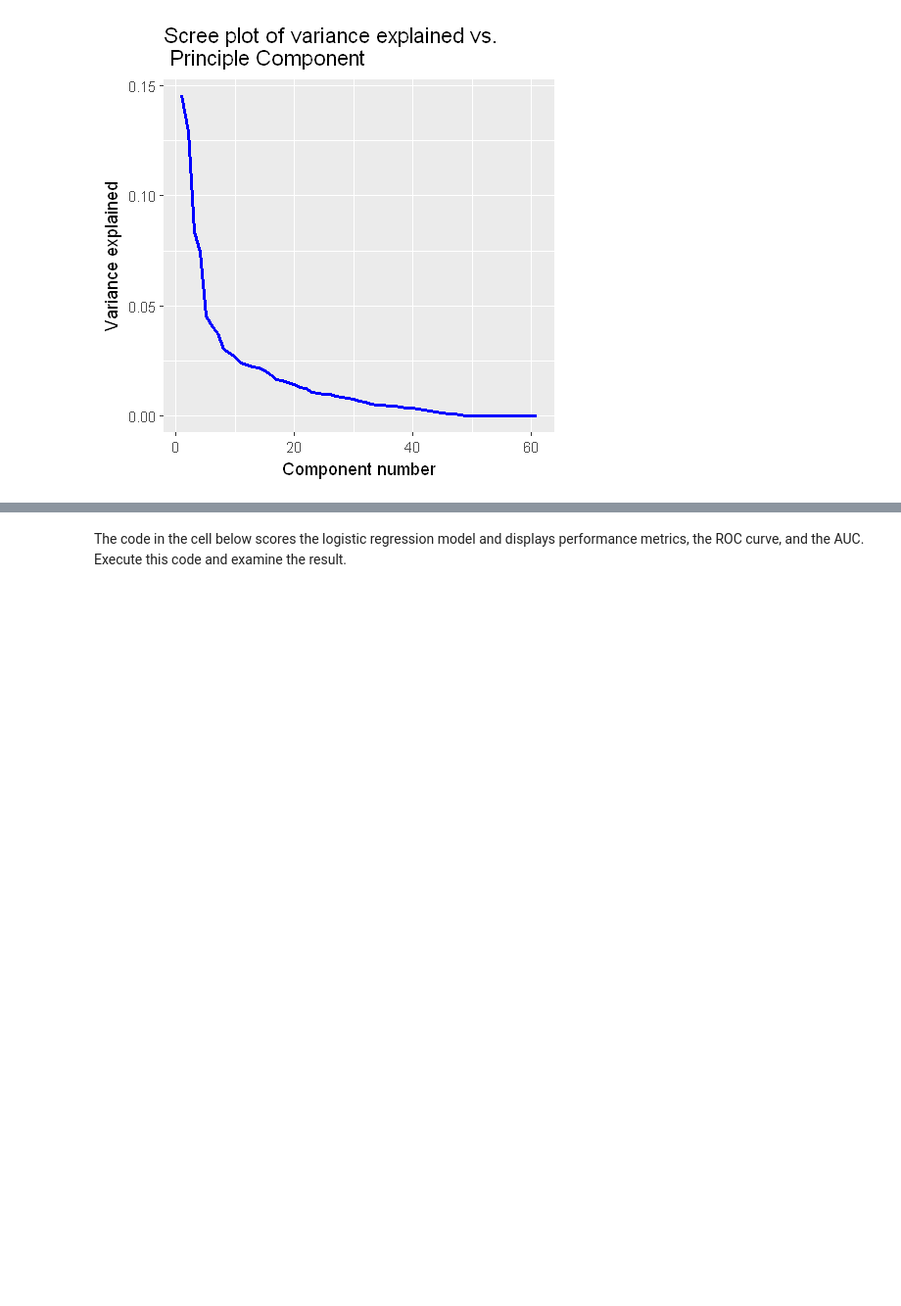
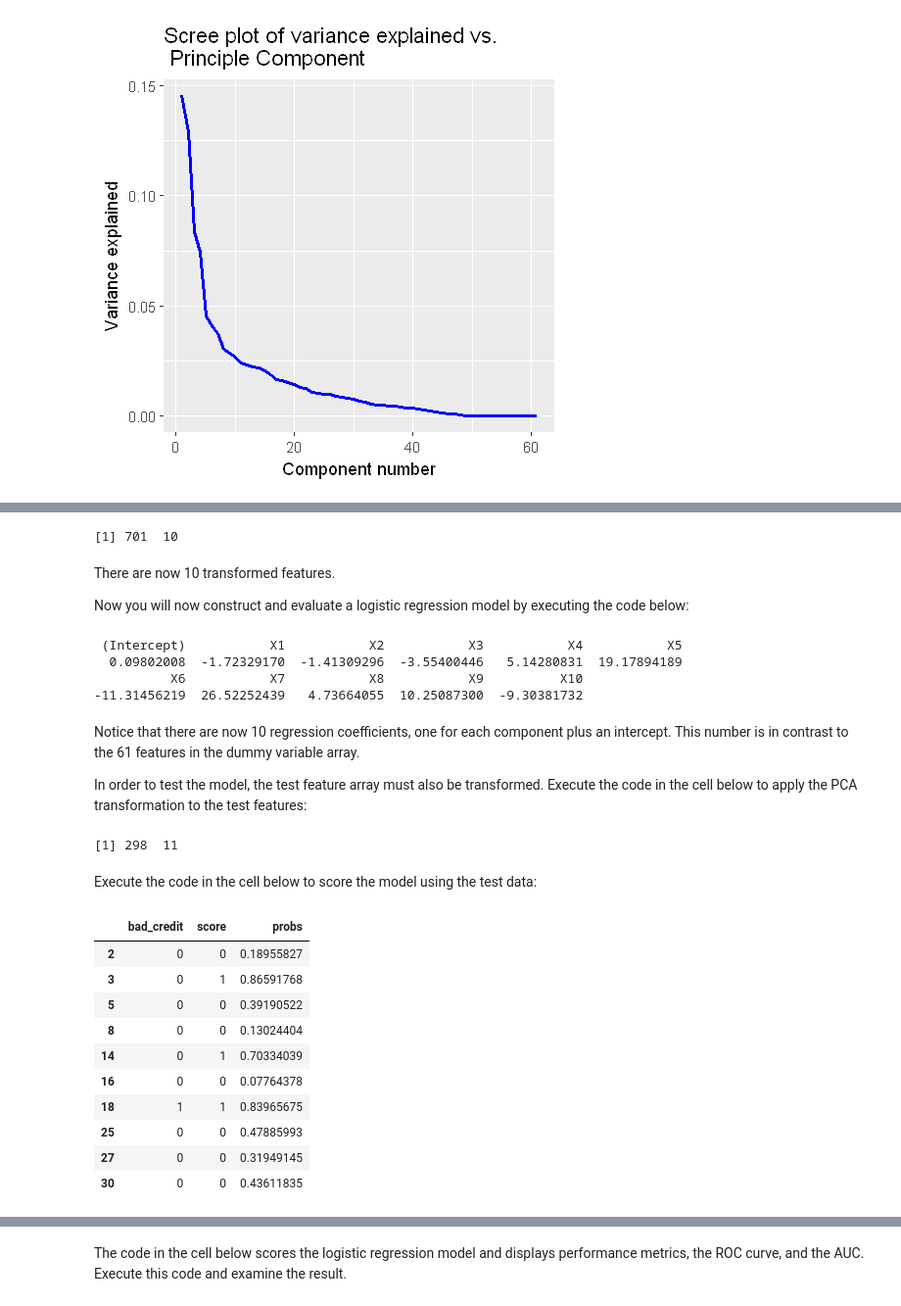
Before and after one commit to vijayraavi/Principles-of-Machine-Learning-R, a Jupyter notebook: Module5/DimensionalityReduction.ipynb, the cells around one changed output, grey strips where cells are left out. Shown: that part at 98% size. Cells and saved outputs as stored; diff of their text form; code cells hidden in the pictures; blank space fills up the shorter version.

```diff
--- a/Module5/DimensionalityReduction.ipynb
+++ b/Module5/DimensionalityReduction.ipynb
@@ -271,0 +321,61 @@ Now it is time to create a PCA model with a reduced number of components. The co
+# %%
+training_10 = training %*% as.matrix(scaled_pca_10)
+dim(training_10)
+# %% [output]
+[1] 701  10
+# %% [markdown]
+There are now 10 transformed features.
+
+Now you will now construct and evaluate a logistic regression model by executing the code below:
+# %%
+## Construct a data frame with the transformed features and label
+training_10 = data.frame(training_10)
+training_10[,'bad_credit'] = training_label
+
+## Create a weight vector for the training cases.
+weights = ifelse(training_10$bad_credit == 1, 0.66, 0.34)
+
+## Define and fit the logistic regression model
+set.seed(5566)
+logistic_mod_10 = glm(bad_credit ~ ., data = training_10,
+                      weights = weights, family = quasibinomial)
+logistic_mod_10$coefficients
+# %% [output]
+ (Intercept)           X1           X2           X3           X4           X5
+  0.09802008  -1.72329170  -1.41309296  -3.55400446   5.14280831  19.17894189
+          X6           X7           X8           X9          X10
+-11.31456219  26.52252439   4.73664055  10.25087300  -9.30381732
+# %% [markdown]
+Notice that there are now 10 regression coefficients, one for each component plus an intercept. This number is in contrast to the 61 features in the dummy variable array.
+
+In order to test the model, the test feature array must also be transformed. Execute the code in the cell below to apply the PCA transformation to the test features:
+# %%
+test_10 = test %*% as.matrix(scaled_pca_10)
+test_10 = data.frame(test_10)
+test_10[,'bad_credit'] = test_label
+dim(test_10)
+# %% [output]
+[1] 298  11
+# %% [markdown]
+Execute the code in the cell below to score the model using the test data:
+# %%
+score_model = function(df, threshold){
+    df$score = ifelse(df$probs > threshold, 1, 0)
+    df
+}
+
+test_10$probs = predict(logistic_mod_10, newdata = test_10, type = 'response')
+test_10 = score_model(test_10, 0.5)
+test_10[1:10, c('bad_credit','score', 'probs')]
+# %% [output]
+|  | bad_credit | score | probs |
+| 2 | 0 | 0 | 0.18955827 |
+| 3 | 0 | 1 | 0.86591768 |
+| 5 | 0 | 0 | 0.39190522 |
+| 8 | 0 | 0 | 0.13024404 |
+| 14 | 0 | 1 | 0.70334039 |
+| 16 | 0 | 0 | 0.07764378 |
+| 18 | 1 | 1 | 0.83965675 |
+| 25 | 0 | 0 | 0.47885993 |
+| 27 | 0 | 0 | 0.31949145 |
+| 30 | 0 | 0 | 0.43611835 |
```
Also changed, not shown: parts of 30 cells of this notebook.
